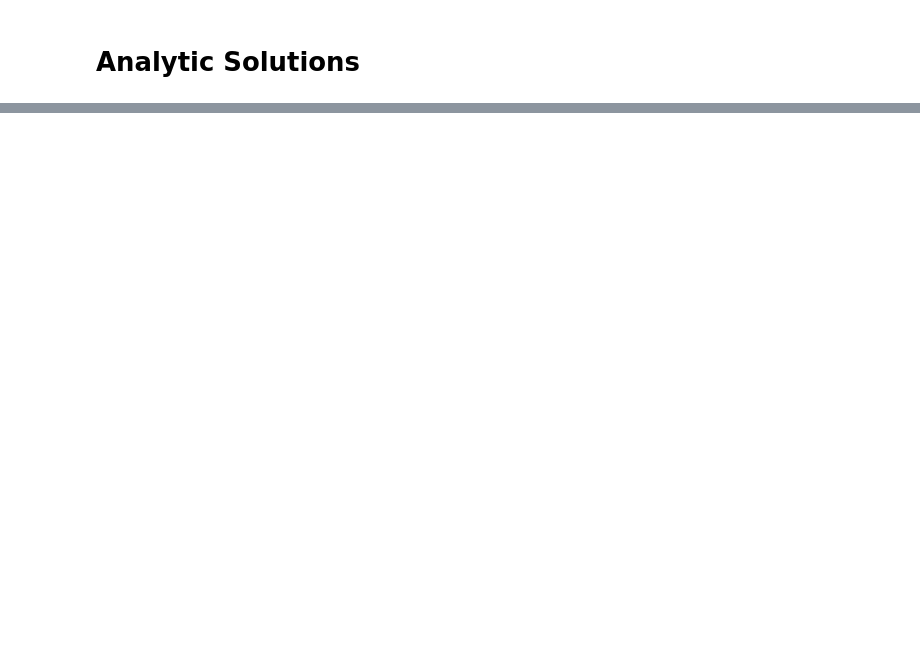
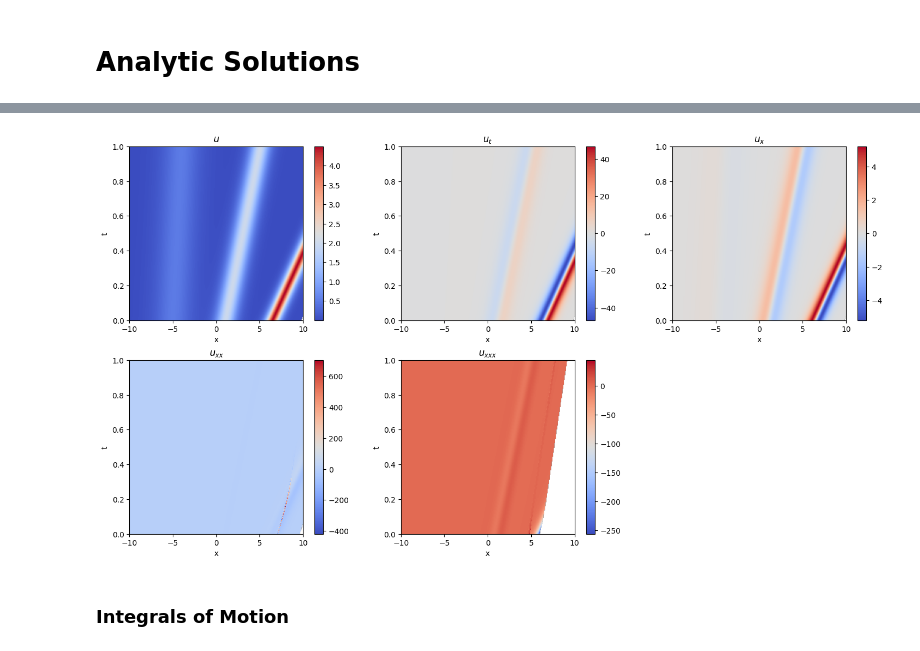
Before and after one commit to angerami/kdv-pinn, a Jupyter notebook: analytic_solutions.ipynb, the cells around one changed output, grey strips where cells are left out. Saved outputs shown, nothing was run; the diff lists cells and outputs as text; code cells hidden in the pictures; blank space fills up the shorter version.

```diff
--- a/analytic_solutions.ipynb
+++ b/analytic_solutions.ipynb
@@ -17,5 +71,7 @@ plot_field_visualization(results, kdv_config, 'res')
 # %%
-plot_field_visualization(results, kdv_config, 'deriv')
+plot_field_visualization(results, config, 'deriv')
+# %% [output]
+[figure, added]
 # %% [markdown]
-###
+### Integrals of Motion
 # %%
```
Also changed, not shown: parts of 10 cells of this notebook, 11 other files.
